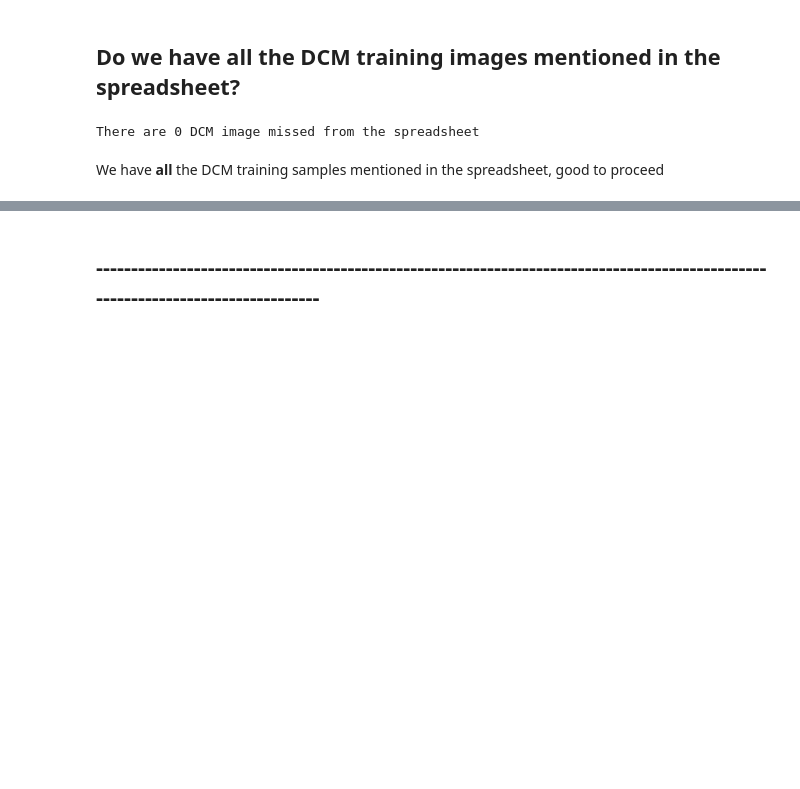
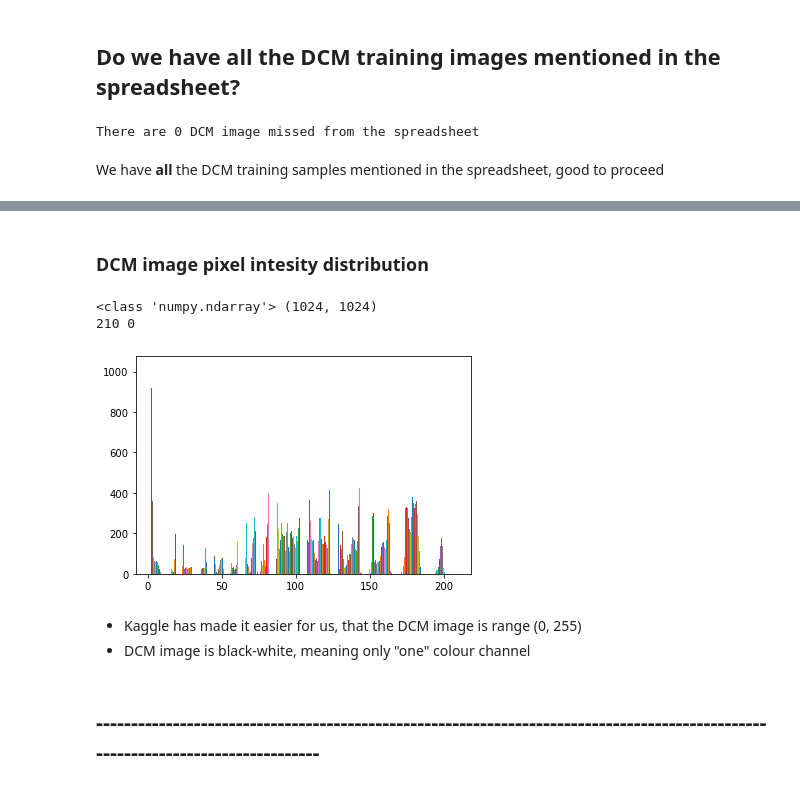
Before and after one commit to lyh710/kaggle.pneumothorax, a Jupyter notebook: harrison.ipynb, the cells around one changed output, grey strips where cells are left out. Cells and saved outputs as stored; diff of their text form; code cells hidden in the pictures; blank space fills up the shorter version.

```diff
--- a/harrison.ipynb
+++ b/harrison.ipynb
@@ -330,2 +359,21 @@ We will proceed for now, with the sole purpose being to demonstrate out thinking
+# %% [markdown]
+### DCM image pixel intesity distribution
+# %%
+# one random DCM image
+dcm_id  =  np.random.choice(df_train_rle['ImageId'].unique())
+fn      = os.path.join(os.getcwd(), 'data', 'train', dcm_id+'.dcm')
+dataset = pydicom.dcmread(fn)
+dcm_img = dataset.pixel_array
+print(type(dcm_img),dcm_img.shape)
+print(np.max(dcm_img), np.min(dcm_img))
+plt.hist(dcm_img)
+plt.show()
+# %% [output]
+<class 'numpy.ndarray'> (1024, 1024)
+210 0
+[figure, added]
+# %% [markdown]
+- Kaggle has made it easier for us, that the DCM image is range (0, 255)
+- DCM image is black-white, meaning only "one" colour channel
 # %% [markdown]
 ## --------------------------------------------------------------------------------------------------------------------------------
```
Also changed, not shown: parts of 69 cells of this notebook, 13 other files.
